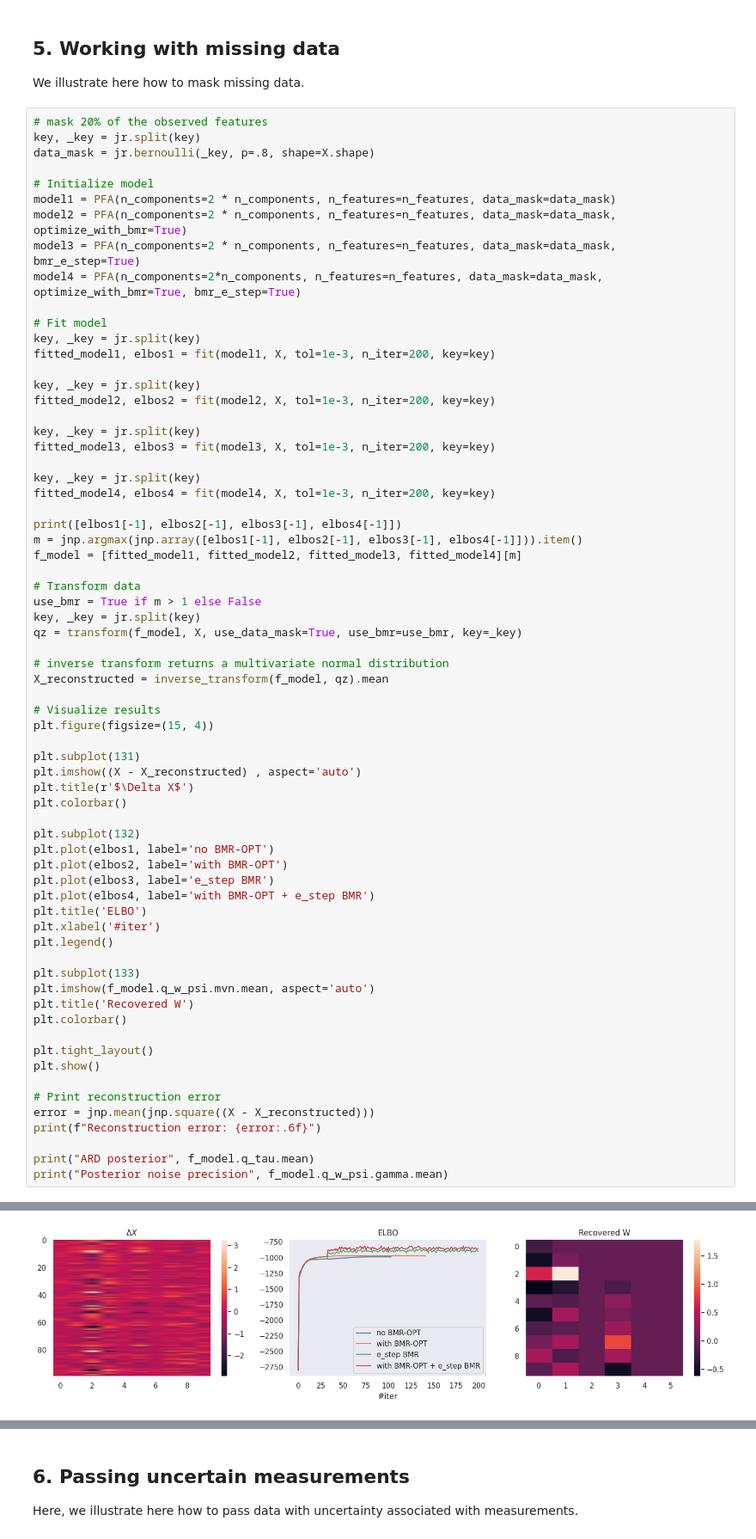
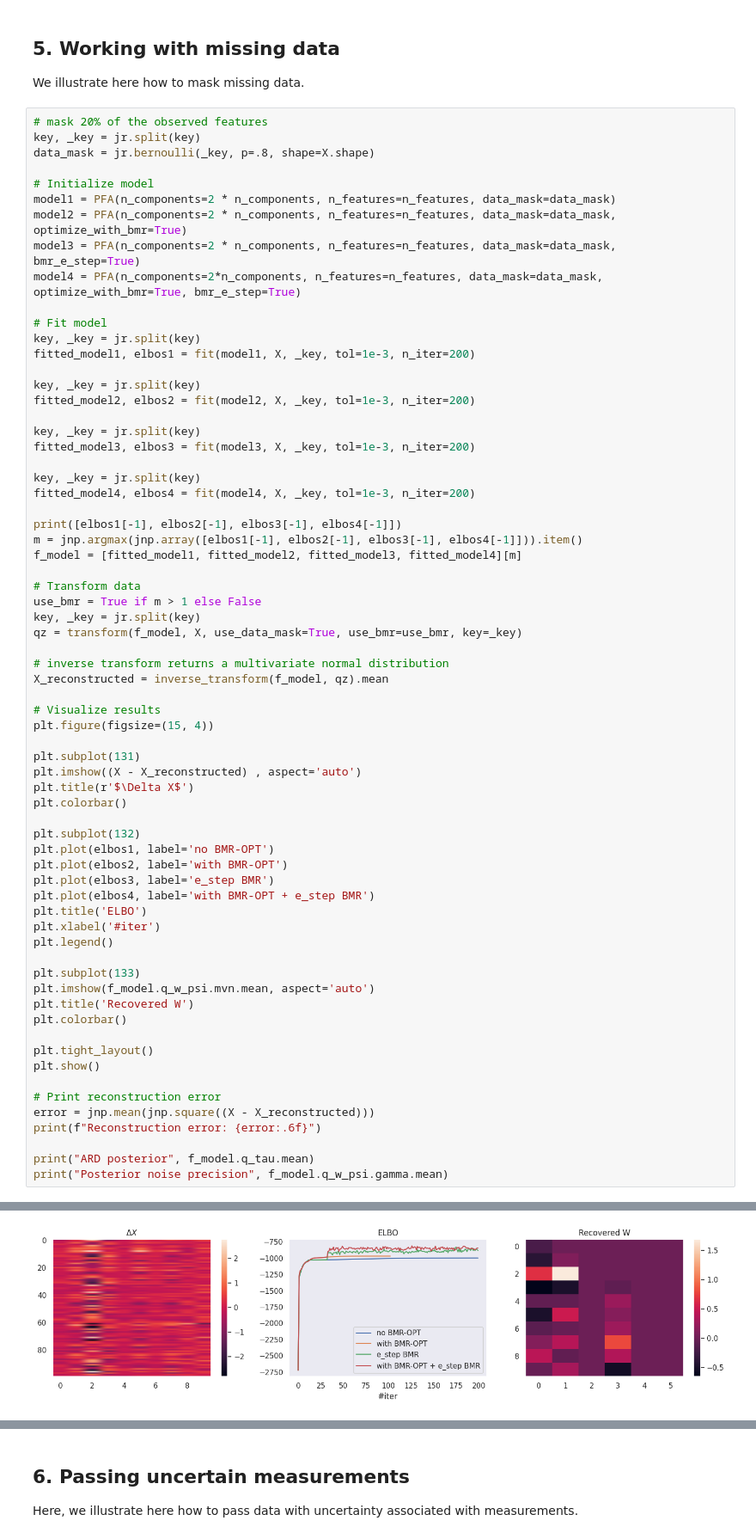
Before and after one commit to dimarkov/sppcax, a Jupyter notebook: examples/debug_factor_analysis.ipynb, the cells around one changed output, grey strips where cells are left out. Shown at 86% size. Saved outputs shown, nothing was run; the diff lists cells and outputs as text.

```diff
--- a/examples/debug_factor_analysis.ipynb
+++ b/examples/debug_factor_analysis.ipynb
@@ -424,16 +428,16 @@ model4 = PFA(n_components=2*n_components, n_features=n_features, data_mask=data_
 
 # Fit model
 key, _key = jr.split(key)
-fitted_model1, elbos1 = fit(model1, X, tol=1e-3, n_iter=200, key=key)
+fitted_model1, elbos1 = fit(model1, X, _key, tol=1e-3, n_iter=200)
 
 key, _key = jr.split(key)
-fitted_model2, elbos2 = fit(model2, X, tol=1e-3, n_iter=200, key=key)
+fitted_model2, elbos2 = fit(model2, X, _key, tol=1e-3, n_iter=200)
 
 key, _key = jr.split(key)
-fitted_model3, elbos3 = fit(model3, X, tol=1e-3, n_iter=200, key=key)
+fitted_model3, elbos3 = fit(model3, X, _key, tol=1e-3, n_iter=200)
 
 key, _key = jr.split(key)
-fitted_model4, elbos4 = fit(model4, X, tol=1e-3, n_iter=200, key=key)
+fitted_model4, elbos4 = fit(model4, X, _key, tol=1e-3, n_iter=200)
 
 print([elbos1[-1], elbos2[-1], elbos3[-1], elbos4[-1]])
 m = jnp.argmax(jnp.array([elbos1[-1], elbos2[-1], elbos3[-1], elbos4[-1]])).item()
@@ -483 +487 @@ print("Posterior noise precision", f_model.q_w_psi.gamma.mean)
-[figure, old version]
+[figure, new version]
```
Also changed, not shown: parts of 8 cells of this notebook, 6 other files.
